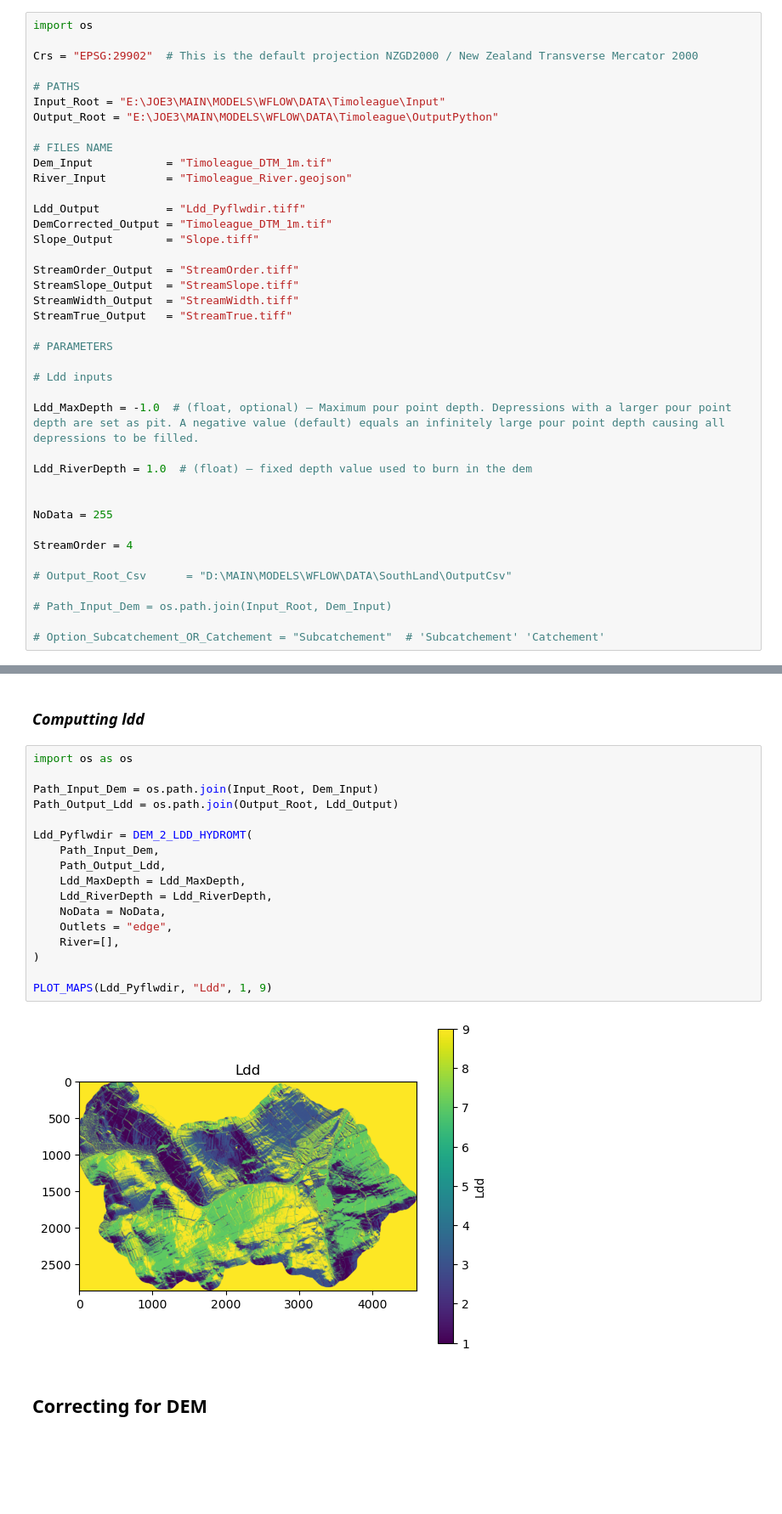
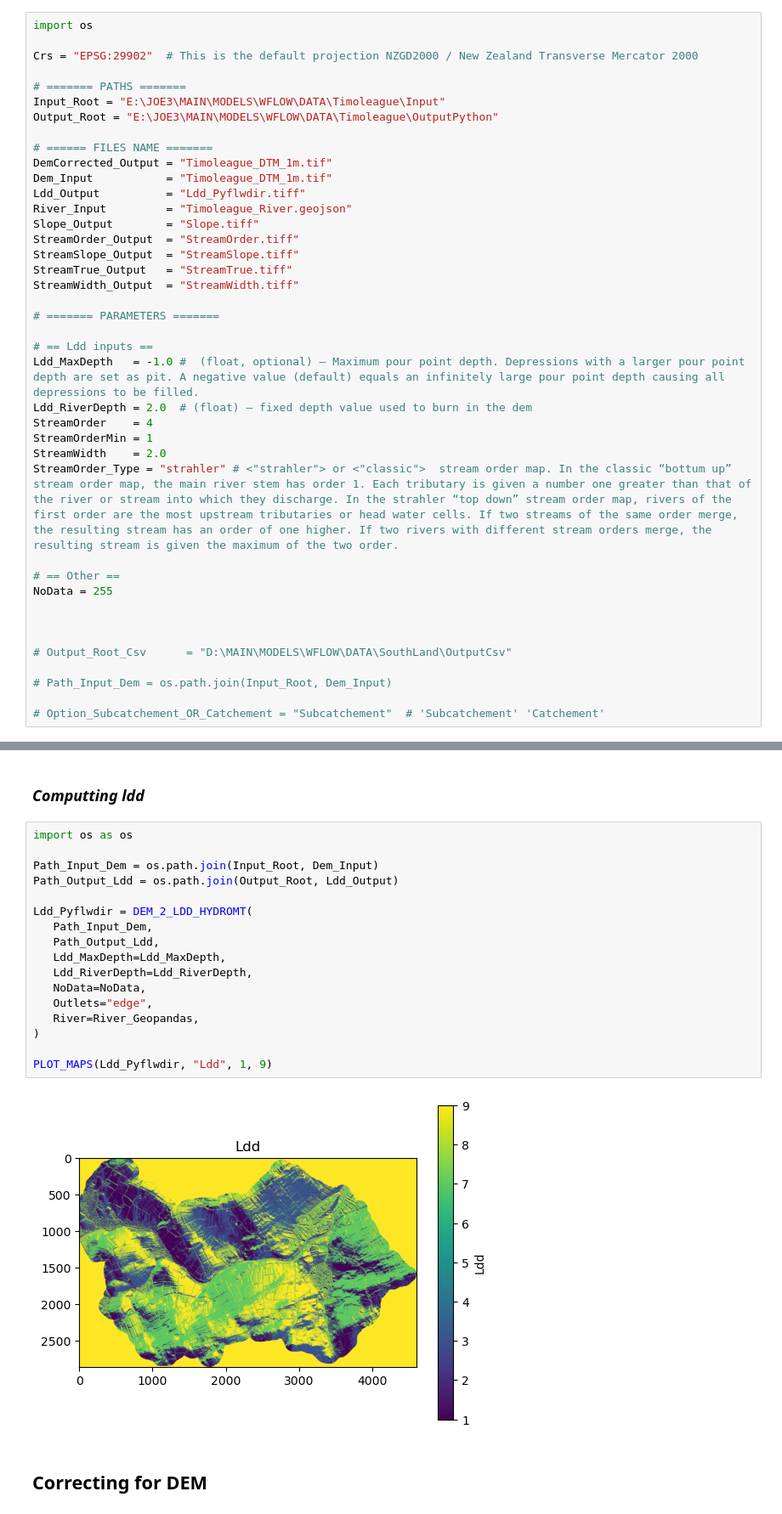
Before and after one commit to AquaPore/WflowRasterPython.py, a Jupyter notebook: Jupyter/Python_Pyflwdir_Wflow.ipynb, the cells around one changed output, grey strips where cells are left out. Shown: that part at 85% size. Cells and saved outputs as stored; diff of their text form; blank space fills up the shorter version.

```diff
--- a/Jupyter/Python_Pyflwdir_Wflow.ipynb
+++ b/Jupyter/Python_Pyflwdir_Wflow.ipynb
@@ -7,35 +7,35 @@ import os
 
 Crs = "EPSG:29902"  # This is the default projection NZGD2000 / New Zealand Transverse Mercator 2000
 
-# PATHS
+# ======= PATHS =======
 Input_Root = "E:\JOE3\MAIN\MODELS\WFLOW\DATA\Timoleague\Input"
 Output_Root = "E:\JOE3\MAIN\MODELS\WFLOW\DATA\Timoleague\OutputPython"
 
-# FILES NAME
+# ====== FILES NAME =======
+DemCorrected_Output = "Timoleague_DTM_1m.tif"
 Dem_Input           = "Timoleague_DTM_1m.tif"
+Ldd_Output          = "Ldd_Pyflwdir.tiff"
 River_Input         = "Timoleague_River.geojson"
-
-Ldd_Output          = "Ldd_Pyflwdir.tiff"
-DemCorrected_Output = "Timoleague_DTM_1m.tif"
 Slope_Output        = "Slope.tiff"
-
 StreamOrder_Output  = "StreamOrder.tiff"
 StreamSlope_Output  = "StreamSlope.tiff"
+StreamTrue_Output   = "StreamTrue.tiff"
 StreamWidth_Output  = "StreamWidth.tiff"
-StreamTrue_Output   = "StreamTrue.tiff"
 
-# PARAMETERS
+# ======= PARAMETERS =======
 
-# Ldd inputs
+# == Ldd inputs ==
+Ldd_MaxDepth   = -1.0 #  (float, optional) – Maximum pour point depth. Depressions with a larger pour point depth are set as pit. A negative value (default) equals an infinitely large pour point depth causing all depressions to be filled.
+Ldd_RiverDepth = 2.0  # (float) – fixed depth value used to burn in the dem
+StreamOrder    = 4
+StreamOrderMin = 1
+StreamWidth    = 2.0
+StreamOrder_Type = "strahler" # <"strahler"> or <"classic">  stream order map. In the classic “bottum up” stream order map, the main river stem has order 1. Each tributary is given a number one greater than that of the river or stream into which they discharge. In the strahler “top down” stream order map, rivers of the first order are the most upstream tributaries or head water cells. If two streams of the same order merge, the resulting stream has an order of one higher. If two rivers with different stream orders merge, the resulting stream is given the maximum of the two order.
 
-Ldd_MaxDepth = -1.0  # (float, optional) – Maximum pour point depth. Depressions with a larger pour point depth are set as pit. A negative value (default) equals an infinitely large pour point depth causing all depressions to be filled.
-
-Ldd_RiverDepth = 1.0  # (float) – fixed depth value used to burn in the dem
+# == Other ==
+NoData = 255
 
 
-NoData = 255
-
-StreamOrder = 4
 
 # Output_Root_Csv      = "D:\MAIN\MODELS\WFLOW\DATA\SouthLand\OutputCsv"
 
@@ -134,22 +136,22 @@ def DEM_2_LDD_HYDROMT(
 # %%
 import os as os
 
 Path_Input_Dem = os.path.join(Input_Root, Dem_Input)
 Path_Output_Ldd = os.path.join(Output_Root, Ldd_Output)
 
 Ldd_Pyflwdir = DEM_2_LDD_HYDROMT(
-    Path_Input_Dem,
-    Path_Output_Ldd,
-    Ldd_MaxDepth = Ldd_MaxDepth,
-    Ldd_RiverDepth = Ldd_RiverDepth,
-    NoData = NoData,
-    Outlets = "edge",
-    River=[],
+   Path_Input_Dem,
+   Path_Output_Ldd,
+   Ldd_MaxDepth=Ldd_MaxDepth,
+   Ldd_RiverDepth=Ldd_RiverDepth,
+   NoData=NoData,
+   Outlets="edge",
+   River=River_Geopandas,
 )
 
 PLOT_MAPS(Ldd_Pyflwdir, "Ldd", 1, 9)
 # %% [output]
-[figure, old version]
+[figure, new version]
 # %% [markdown]
 ## Correcting for DEM
 # %% [markdown]
```
Also changed, not shown: parts of 13 cells of this notebook.
